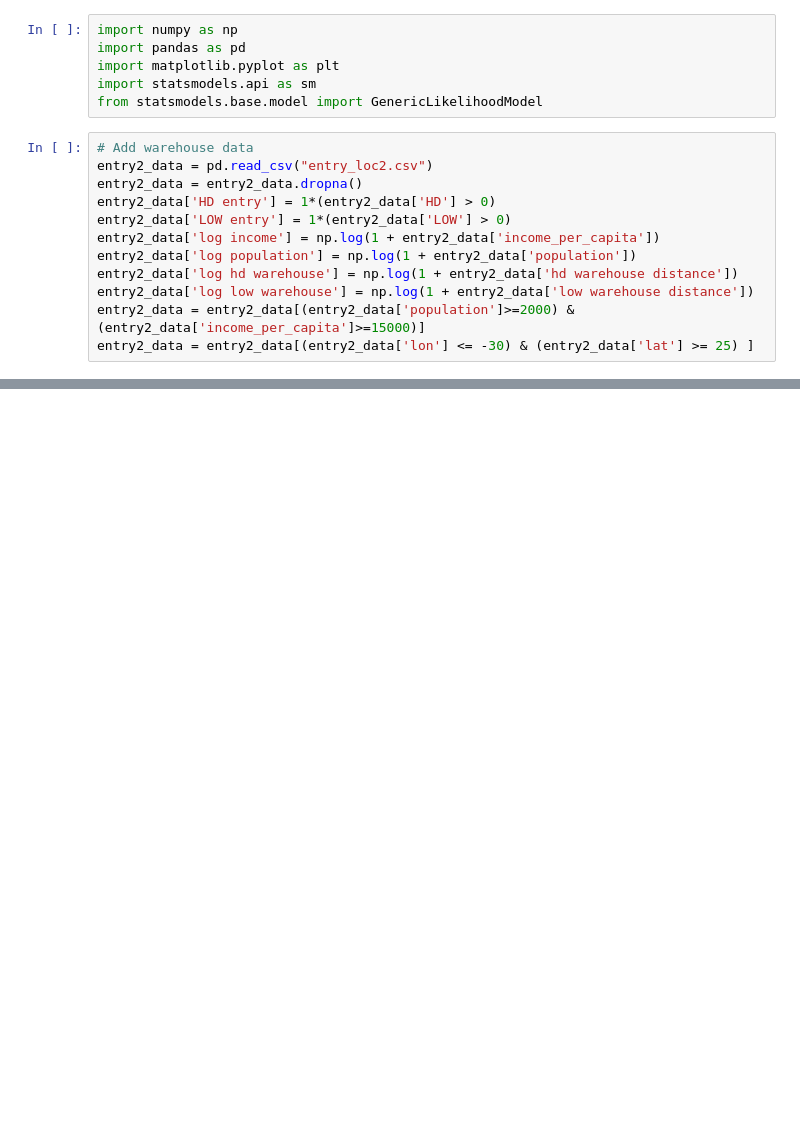
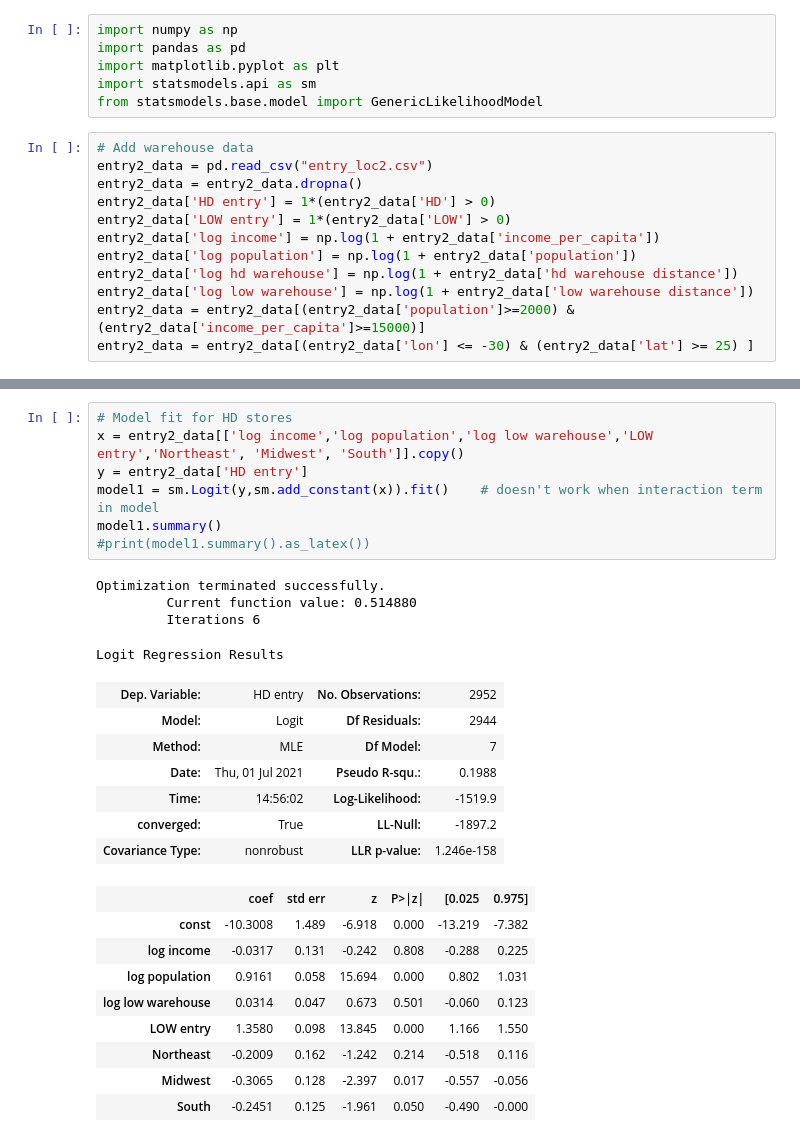
Before and after one commit to ericschulman/entry_games, a Jupyter notebook: estimation/separate_estimate_v2.ipynb, the cells around one changed output, grey strips where cells are left out. Drawn from its saved outputs; the diff is of its cells as text; blank space fills up the shorter version.

```diff
--- a/estimation/separate_estimate_v2.ipynb
+++ b/estimation/separate_estimate_v2.ipynb
@@ -166,0 +173,28 @@ Warnings:
+# %%
+# Model fit for HD stores
+x = entry2_data[['log income','log population','log low warehouse','LOW entry','Northeast', 'Midwest', 'South']].copy()
+y = entry2_data['HD entry']
+model1 = sm.Logit(y,sm.add_constant(x)).fit()    # doesn't work when interaction term in model
+model1.summary()
+#print(model1.summary().as_latex())
+# %% [output]
+Optimization terminated successfully.
+         Current function value: 0.514880
+         Iterations 6
+Logit Regression Results
+| Dep. Variable: | HD entry | No. Observations: | 2952 |
+| Model: | Logit | Df Residuals: | 2944 |
+| Method: | MLE | Df Model: | 7 |
+| Date: | Thu, 01 Jul 2021 | Pseudo R-squ.: | 0.1988 |
+| Time: | 14:56:02 | Log-Likelihood: | -1519.9 |
+| converged: | True | LL-Null: | -1897.2 |
+| Covariance Type: | nonrobust | LLR p-value: | 1.246e-158 |
+|  | coef | std err | z | P>|z| | [0.025 | 0.975] |
+| const | -10.3008 | 1.489 | -6.918 | 0.000 | -13.219 | -7.382 |
+| log income | -0.0317 | 0.131 | -0.242 | 0.808 | -0.288 | 0.225 |
+| log population | 0.9161 | 0.058 | 15.694 | 0.000 | 0.802 | 1.031 |
+| log low warehouse | 0.0314 | 0.047 | 0.673 | 0.501 | -0.060 | 0.123 |
+| LOW entry | 1.3580 | 0.098 | 13.845 | 0.000 | 1.166 | 1.550 |
+| Northeast | -0.2009 | 0.162 | -1.242 | 0.214 | -0.518 | 0.116 |
+| Midwest | -0.3065 | 0.128 | -2.397 | 0.017 | -0.557 | -0.056 |
+| South | -0.2451 | 0.125 | -1.961 | 0.050 | -0.490 | -0.000 |
```
Also changed, not shown: parts of 8 cells of this notebook, 2 other files.
